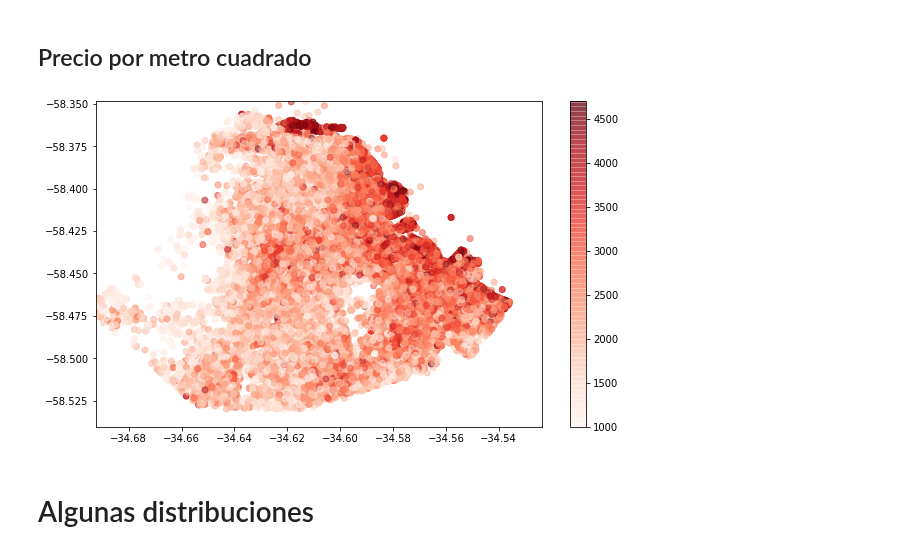
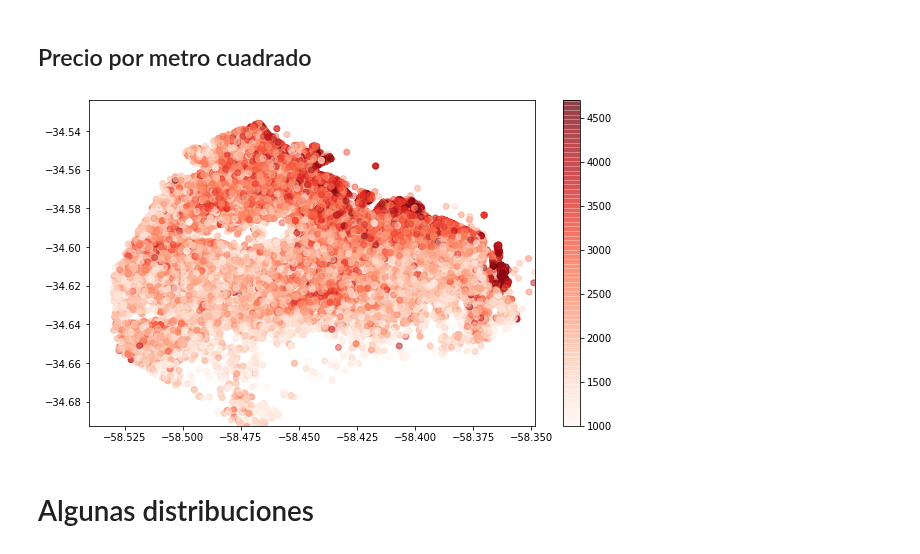
Before and after one commit to elsonidoq/ml-practico-2022, a Jupyter notebook: notebooks/taller-model-selection/01-explore_the_data.ipynb, the cells around one changed output. Cells and saved outputs as stored; diff of their text form; code cells hidden in the pictures.

```diff
--- a/notebooks/taller-model-selection/01-explore_the_data.ipynb
+++ b/notebooks/taller-model-selection/01-explore_the_data.ipynb
@@ -118,19 +134,19 @@ plt.ylim(np.percentile(df.lon.dropna(), 1) - margin, np.percentile(df.lon.dropna
 # %%
 def normal_mask(s):
   return (s>=np.percentile(s, 5)) & (s <=np.percentile(s, 95))
 
 plt.figure(figsize=(10,6))
 
 sdf = df.dropna(subset=['lat', 'lon', 'price', 'surface_total'])
 sdf = sdf[normal_mask(sdf.price / sdf.surface_total)]
 
-plt.scatter(sdf.lat, sdf.lon, c=sdf.price / sdf.surface_total, alpha=0.5,  cmap='Reds')
+plt.scatter(sdf.lon, sdf.lat, c=sdf.price / sdf.surface_total, alpha=0.5,  cmap='Reds')
 margin = 0.02
-plt.xlim(np.percentile(sdf.lat.dropna(), 1) - 2 * margin, np.percentile(sdf.lat.dropna(), 99) + margin)
-plt.ylim(np.percentile(sdf.lon.dropna(), 1) - margin, np.percentile(sdf.lon.dropna(), 99) + margin)
+plt.ylim(np.percentile(sdf.lat.dropna(), 1) - 2 * margin, np.percentile(sdf.lat.dropna(), 99) + margin)
+plt.xlim(np.percentile(sdf.lon.dropna(), 1) - margin, np.percentile(sdf.lon.dropna(), 99) + margin)
 plt.colorbar();
 # %% [output]
-[figure, old version]
+[figure, new version]
 # %% [markdown]
 # Algunas distribuciones
 # %%
```
Also changed, not shown: parts of 3 cells of this notebook.
